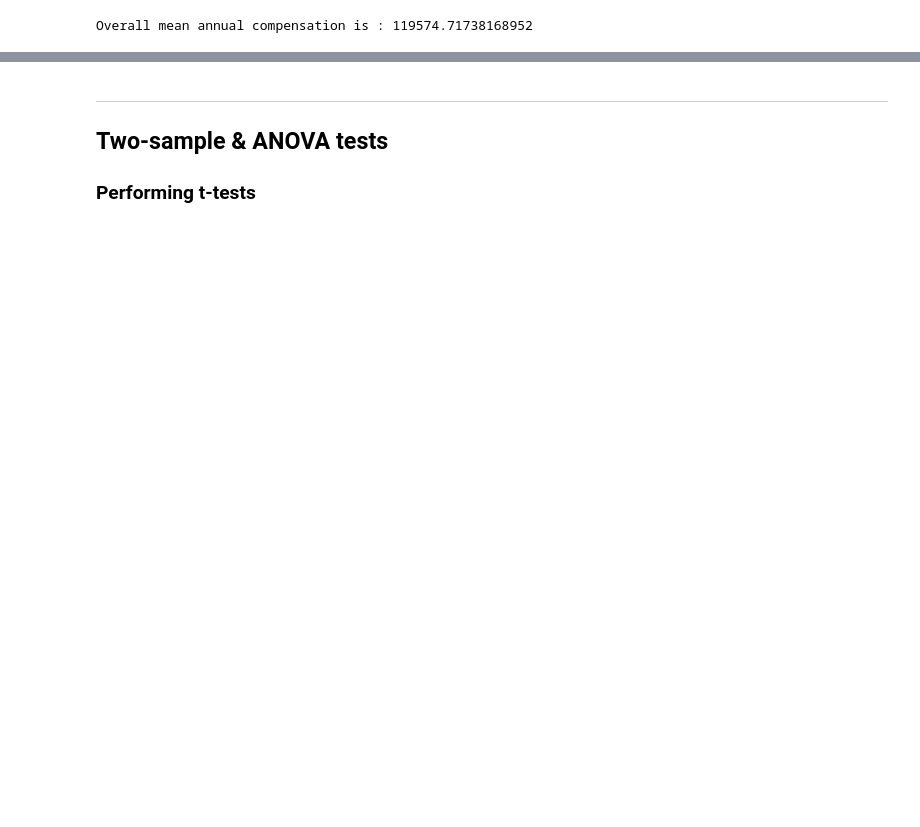
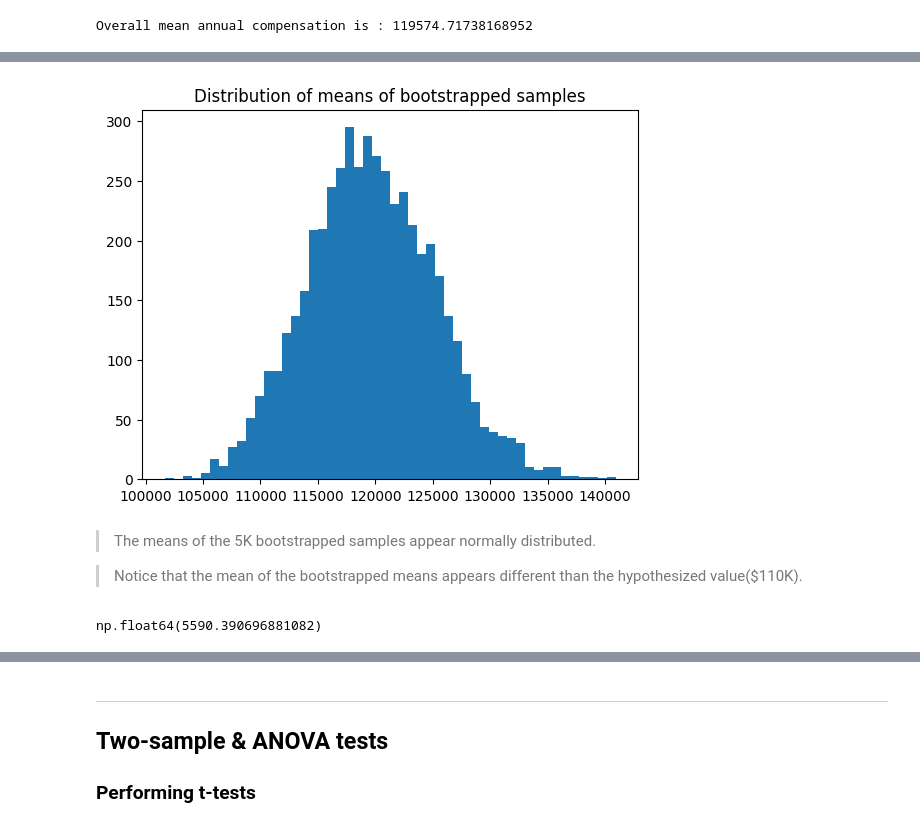
Before and after one commit to abhijeet-bhambere/python-ml-trail, a Jupyter notebook: hypothesis_testing.ipynb, the cells around one changed output, grey strips where cells are left out. Drawn from its saved outputs; the diff is of its cells as text; code cells hidden in the pictures; blank space fills up the shorter version.

```diff
--- a/hypothesis_testing.ipynb
+++ b/hypothesis_testing.ipynb
@@ -38,0 +62,17 @@ Overall mean annual compensation is : 119574.71738168952
+# %%
+# visualizing the bootstrapped distribution
+plt.hist(means_of_bstp, bins=50)
+plt.title("Distribution of means of bootstrapped samples")
+plt.show()
+# %% [output]
+[figure, added]
+# %% [markdown]
+>The means of the 5K bootstrapped samples appear normally distributed.
+
+>Notice that the mean of the bootstrapped means appears different than the hypothesized value($110K).
+# %%
+# Calculating standard error
+std_err = np.std(means_of_bstp, ddof=1)
+std_err
+# %% [output]
+np.float64(5590.390696881082)
```
Also changed, not shown: parts of 12 cells of this notebook.
